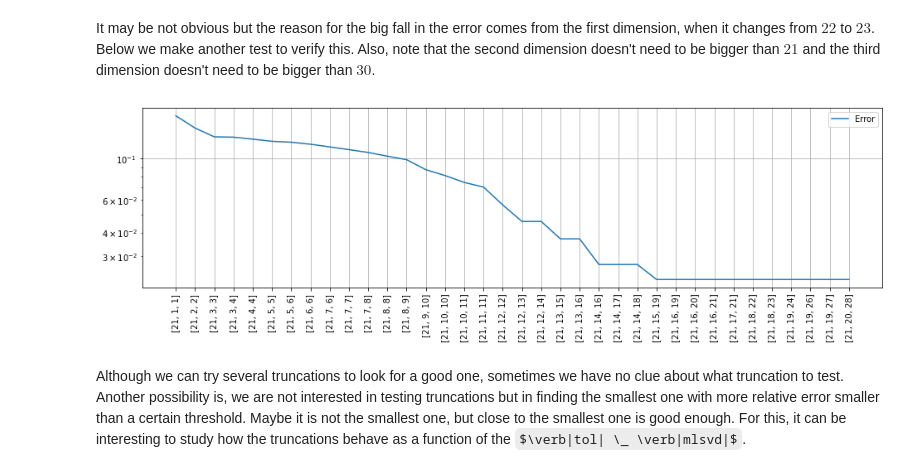
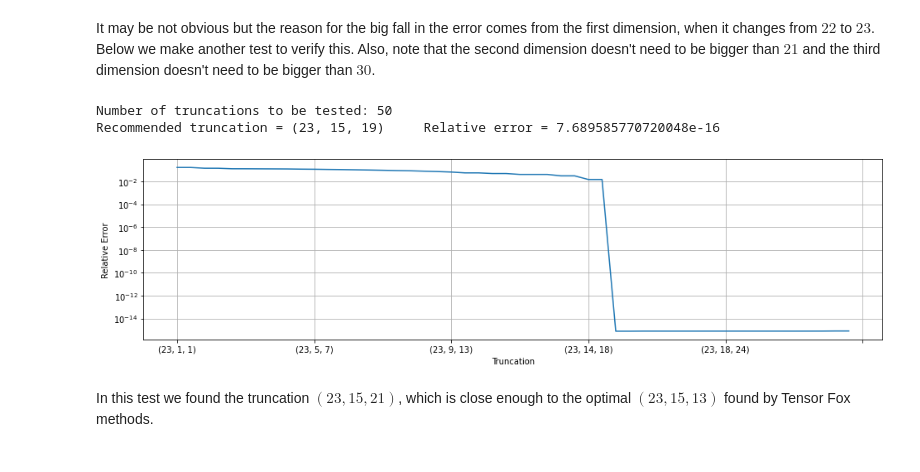
Before and after one commit to felipebottega/Tensor-Fox, a Jupyter notebook: tutorial/8-controlling_the_mlsvd_truncation.ipynb, the cells around one changed output. Drawn from its saved outputs; the diff is of its cells as text; code cells hidden in the pictures; some formulas as TeX source.

```diff
--- a/tutorial/8-controlling_the_mlsvd_truncation.ipynb
+++ b/tutorial/8-controlling_the_mlsvd_truncation.ipynb
@@ -9,8 +11,9 @@ import matplotlib.pyplot as plt
 import TensorFox as tfx
 # %%
-# Load the tensor T, which has shape 256 x 32 x 32.
+# Load the tensor T.
 T = np.load('swimmer.npy')
-m, n, p = T.shape
+dims = T.shape
+L = len(T.shape)
 Tsize = np.linalg.norm(T)
 # %% [markdown]
 Again, we will consider the rank as $R = 50$. As mentioned in lesson 3, the reduced MLSVD of $T$ is given by $T = (U_1, U_2, U_3) \cdot S$, where $S \in \mathbb{R}^{R_1 \times R_2 \times R_3}$, $U_1 \in \mathbb{R}^{256 \times R_1}$, $U_2 \in \mathbb{R}^{32 \times R_2}$, $U_3 \in \mathbb{R}^{32 \times R_3}$. The tuple $(R_1, R_2, R_3)$ is the multilinear rank of $T$. When the **cpd** function is called, its first action is to run a MLSVD routine and estimate the values $R_1, R_2, R_3$. Since these values are obtained by approximation, the resulting core tensor $S$ is actually a truncation. Below we run the **cpd** with $T$ to remember this.
@@ -78,31 +89,39 @@ plt.show()
 It may be not obvious but the reason for the big fall in the error comes from the first dimension, when it changes from $22$ to $23$. Below we make another test to verify this. Also, note that the second dimension doesn't need to be bigger than $21$ and the third dimension doesn't need to be bigger than $30$.
 # %%
 # List random of truncations in ascending order.
-N = 60
-R2_max, R3_max = 21, 30
-R1_list = N*[21]
-R1_list = np.sort(R1_list)
-R2_list = np.random.randint(1, R2_max, size=N)
-R2_list = np.sort(R2_list)
-R3_list = np.random.randint(1, R3_max, size=N)
-R3_list = np.sort(R3_list)
-trunc_list = [[R1_list[i], R2_list[i], R3_list[i]] for i in range(N)]
+N = 1000
+Ri_list = [N * [23],
+           np.sort(np.random.randint(1, 21+1, size=N)),
+           np.sort(np.random.randint(1, 30+1, size=N))]
+trunc_list = [[Ri[i] for Ri in Ri_list] for i in range(N)]
+
+# Remove duplicates from the list.
+trunc_list = [x for n, x in enumerate(trunc_list) if x not in trunc_list[:n]]
+N = len(trunc_list)
+print('Number of truncations to be tested:', N)
 
 # Start the tests.
 trunc_error = tfx.test_truncation(T, trunc_list, display=False)
 
 # Now we plot the evolution of the energy and the corresponding errors.
 trunc_str = [str(trunc_list[i]) for i in range(N)]
 
-# Errors
-plt.figure(figsize=[16, 4])
-plt.plot(trunc_str, trunc_error, label='Error')
+df = pd.DataFrame(index=[str(tuple(trunc_list[i])) for i in range(N)], data=trunc_error, columns=['Error'])
+
+# Print the first truncation with error than 1e-13.
+for idx in df.index:
+    if df.loc[idx, 'Error'] < 1e-13:
+        print('Recommended truncation =', idx, '    Relative error =', df.loc[idx, 'Error'], '\n')
+        break
+
+df.plot(figsize=[16, 4], grid=True, legend=[])
+plt.ylabel('Relative Error')
+plt.xlabel('Truncation')
 plt.yscale('log')
-plt.xticks(rotation=90)
-plt.legend()
-plt.grid()
 plt.show()
 # %% [output]
+Number of truncations to be tested: 50
+Recommended truncation = (23, 15, 19)     Relative error = 7.689585770720048e-16
-[figure, old version]
+[figure, new version]
-# %% [markdown]
-Although we can try several truncations to look for a good one, sometimes we have no clue about what truncation to test. Another possibility is, we are not interested in testing truncations but in finding the smallest one with more relative error smaller than a certain threshold. Maybe it is not the smallest one, but close to the smallest one is good enough. For this, it can be interesting to study how the truncations behave as a function of the $\verb|tol| \_ \verb|mlsvd|$.
+# %% [markdown]
+In this test we found the truncation $(23, 15, 21)$, which is close enough to the optimal $(23, 15, 13)$ found by Tensor Fox methods.
```
Also changed, not shown: parts of 15 cells of this notebook, 1 other file.
